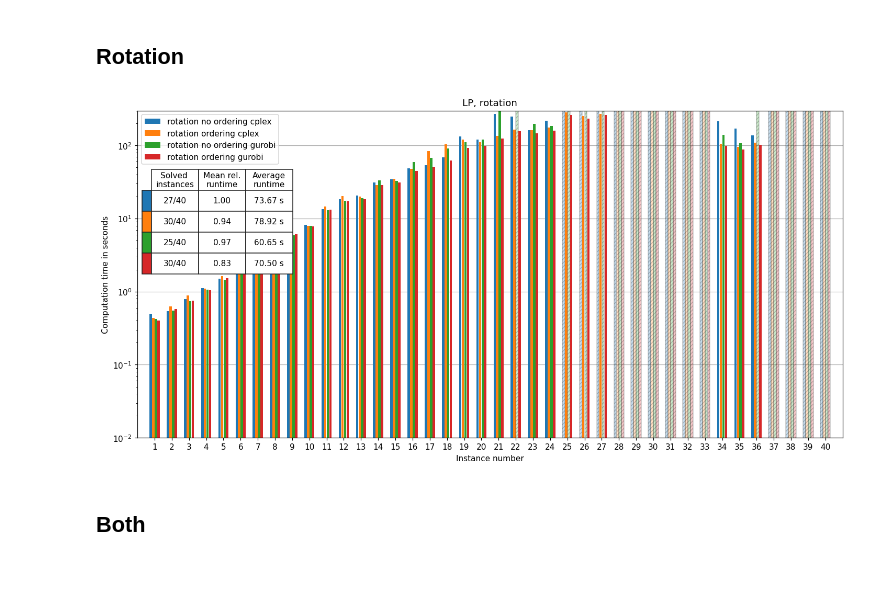
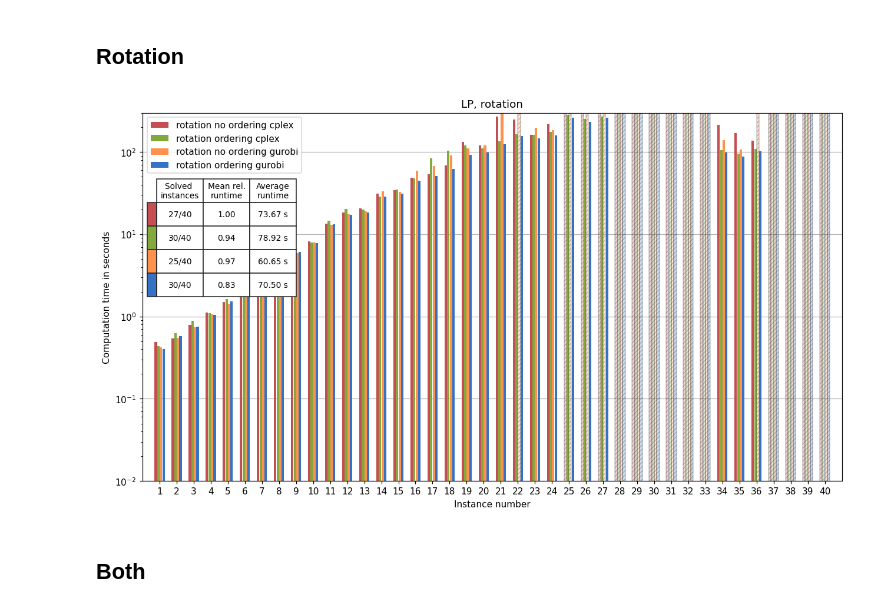
Before and after one commit to SamTheMar/Strip_packing_problem, a Jupyter notebook: analysis.ipynb, the cells around one changed output. Saved outputs shown, nothing was run; the diff lists cells and outputs as text; code cells hidden in the pictures; blank space fills up the shorter version.

Commit message:
corrected captions in some plots

```diff
--- a/analysis.ipynb
+++ b/analysis.ipynb
@@ -182,7 +182,7 @@ def get_SMT_colors(*id):
 bar_colors = get_SMT_colors(1, 2, 3)
 title = "SMT without rotation"
 
-fig, ax = visualize_execution_times((t_SMT_nr_base, t_SMT_nr_sb, t_SMT_nr_sbsa), labels, title = title, bar_colors=bar_colors, **time_plot_kw)
+fig, ax = visualize_execution_times((t_SMT_nr_base, t_SMT_nr_sb, t_SMT_nr_sbsa), labels_SMT, title = title, bar_colors=bar_colors, **time_plot_kw)
 
 if save_figures:
     for f in plot_formats:
@@ -196,7 +196,7 @@ plt.show()
 bar_colors = get_SMT_colors(4, 5, 6)
 title = "SMT with rotation"
 
-fig, ax = visualize_execution_times((t_SMT_r_base, t_SMT_r_sb, t_SMT_r_sbsa), labels, title = title, bar_colors=bar_colors, **time_plot_kw)
+fig, ax = visualize_execution_times((t_SMT_r_base, t_SMT_r_sb, t_SMT_r_sbsa), labels_SMT, title = title, bar_colors=bar_colors, **time_plot_kw)
 
 if save_figures:
     for f in plot_formats:
@@ -211,7 +211,7 @@ bar_colors = get_SMT_colors(3, 6)
 
 kw_upper = {'title': 'Without rotation', 'bar_colors': [bar_colors[0]]}
 kw_lower = {'title': 'With rotation', 'bar_colors': [bar_colors[1]]}
-fig, axs = visualize_execution_times_two_plots((t_SMT_nr_sbsa, ), (t_SMT_r_sbsa, ), kw_upper=kw_upper, kw_lower=kw_lower, suptitle = "SMT, " + labels[2].lower(), **comp_plot_kw)
+fig, axs = visualize_execution_times_two_plots((t_SMT_nr_sbsa, ), (t_SMT_r_sbsa, ), kw_upper=kw_upper, kw_lower=kw_lower, suptitle = "SMT, " + labels_SMT[2].lower(), **comp_plot_kw)
 
 if save_figures:
     for f in plot_formats:
@@ -229,11 +229,12 @@ d1 = get_execution_times("LP/out/no_rotation/no_ordering/cplex")
 d2 = get_execution_times("LP/out/no_rotation/ordering/cplex")
 d3 = get_execution_times("LP/out/no_rotation/no_ordering/gurobi")
 d4 = get_execution_times("LP/out/no_rotation/ordering/gurobi")
+
 LP_colors = ["#c44e52", "#83a83b", "#ff914d", "#3572c6"]
-labels = ["no rotation no ordering cplex", "no rotation ordering cplex",
+labels_LP = ["no rotation no ordering cplex", "no rotation ordering cplex",
           "no rotation no ordering gurobi", "no rotation ordering gurobi"]
 
-fig, ax = visualize_execution_times((d1, d2, d3, d4), title="LP, no rotation",  bar_colors=LP_colors, **LP_plot_kw, labels=labels, aspect=2)
+fig, ax = visualize_execution_times((d1, d2, d3, d4), title="LP, no rotation", bar_colors=LP_colors, labels=labels_LP, **LP_plot_kw)
 if save_figures:
     for f in plot_formats:
         fig.savefig(os.path.join(plot_folder, 'LP_no_rotation.' + f))
@@ -245,21 +246,21 @@ plt.show()
 # %%
 d1r = get_execution_times("LP/out/rotation/no_ordering/cplex")
 d2r = get_execution_times("LP/out/rotation/ordering/cplex")
 d3r = get_execution_times("LP/out/rotation/no_ordering/gurobi")
 d4r = get_execution_times("LP/out/rotation/ordering/gurobi")
+
 LP_colors = ["#c44e52", "#83a83b", "#ff914d", "#3572c6"]
-
-labels = ["rotation no ordering cplex", "rotation ordering cplex",
+labels_LP = ["rotation no ordering cplex", "rotation ordering cplex",
           "rotation no ordering gurobi", "rotation ordering gurobi"]
 
-fig, ax = visualize_execution_times((d1r, d2r, d3r, d4r), title="LP, rotation",  **LP_plot_kw, labels=labels, aspect=2)
+fig, ax = visualize_execution_times((d1r, d2r, d3r, d4r), title="LP, rotation", bar_colors=LP_colors, labels=labels_LP, **LP_plot_kw)
 
 if save_figures:
     for f in plot_formats:
         fig.savefig(os.path.join(plot_folder, 'LP_rotation.' + f))
 plt.show()
 # %% [output]
-[figure, old version]
+[figure, new version]
 # %% [markdown]
 ## Both
 # %%
```
Also changed, not shown: parts of 9 cells of this notebook.
